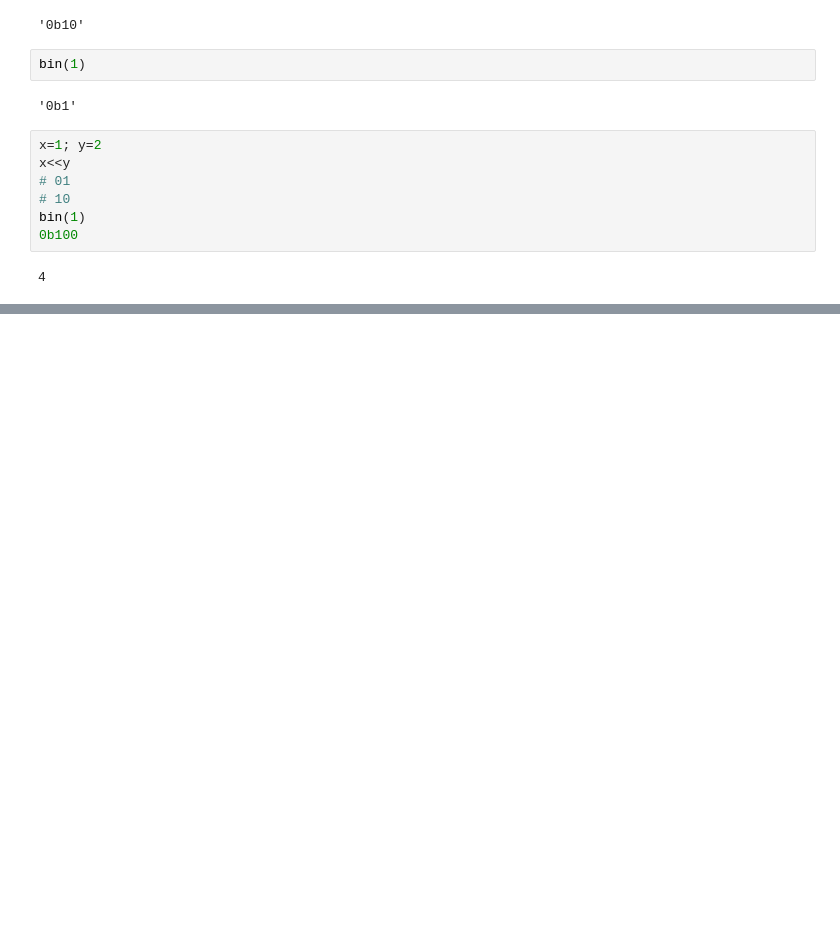
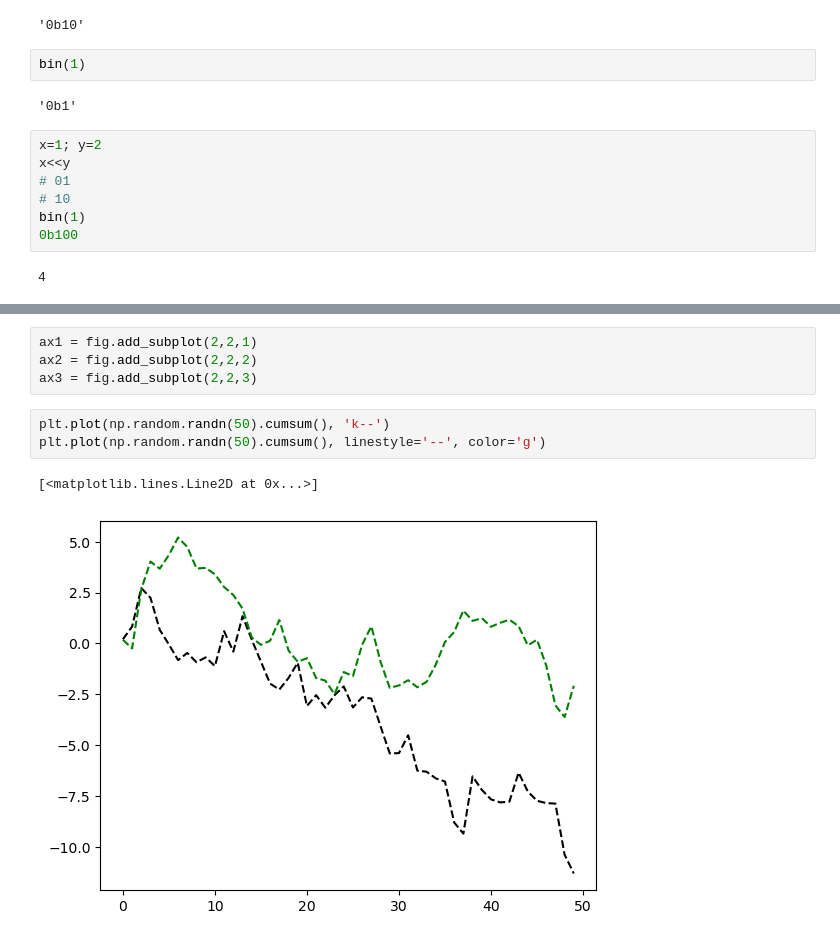
Before and after one commit to arabaey5569/learnbay, a Jupyter notebook: Git & GitHub.ipynb, the cells around one changed output, grey strips where cells are left out. Saved outputs shown, nothing was run; the diff lists cells and outputs as text; blank space fills up the shorter version.

```diff
--- a/Git & GitHub.ipynb
+++ b/Git & GitHub.ipynb
@@ -110,0 +166,10 @@ bin(1)
+# %%
+ax1 = fig.add_subplot(2,2,1)
+ax2 = fig.add_subplot(2,2,2)
+ax3 = fig.add_subplot(2,2,3)
+# %%
+plt.plot(np.random.randn(50).cumsum(), 'k--')
+plt.plot(np.random.randn(50).cumsum(), linestyle='--', color='g')
+# %% [output]
+[<matplotlib.lines.Line2D at 0x...>]
+[figure, added]
```
Also changed, not shown: parts of 33 cells of this notebook.
